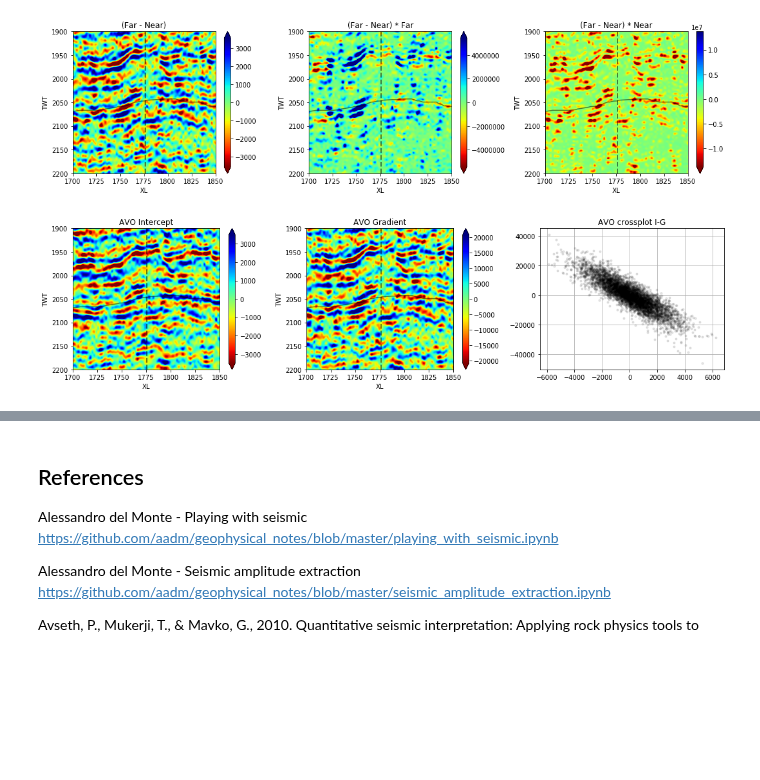
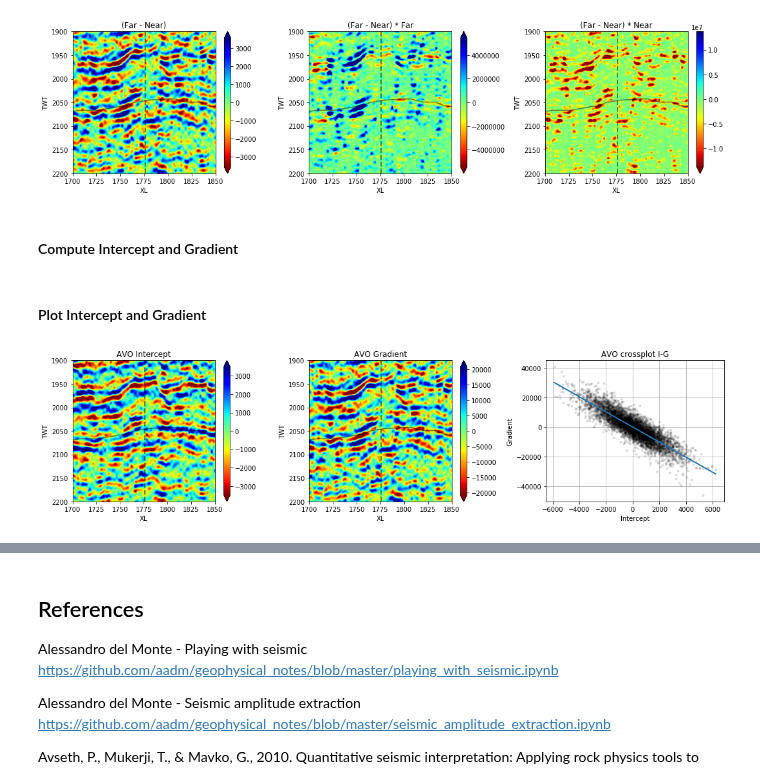
Before and after one commit to ffigura/avo, a Jupyter notebook: 3_real_angle_stack_avseth/1_AVO_attributes_real_angle_stack_avseth.ipynb, the cells around one changed output, grey strips where cells are left out. Saved outputs shown, nothing was run; the diff lists cells and outputs as text; code cells hidden in the pictures; blank space fills up the shorter version.

```diff
--- a/3_real_angle_stack_avseth/1_AVO_attributes_real_angle_stack_avseth.ipynb
+++ b/3_real_angle_stack_avseth/1_AVO_attributes_real_angle_stack_avseth.ipynb
@@ -123,31 +120,46 @@ ax[2].axvline(well2_xl,color='k',alpha=0.5,ls='--',lw=2)
 plt.tight_layout()
 # %% [output]
 [figure]
+# %% [markdown]
+#### Compute Intercept and Gradient
+# %%
+angle_n=np.sin(np.radians(5))**2
+angle_f=np.sin(np.radians(25))**2
+G = (far_il - near_il)/(angle_f-angle_n)
+I = near_il - G*angle_n
+
+#Zoom to get a slice
+Izoom=I.sel(TWT=slice(1900,2200),XL=slice(1700,1850))
+Gzoom=G.sel(TWT=slice(1900,2200),XL=slice(1700,1850))
+#Fit a 1st ordem polynomial and get the coefficients
+b, m = np.polynomial.polynomial.polyfit(np.ravel(Izoom), np.ravel(Gzoom), 1)
+# %% [markdown]
+#### Plot Intercept and Gradient
 # %%
-Izoom=I.sel(TWT=slice(1900,2200),XL=slice(1700,1850))
-Gzoom=G.sel(TWT=slice(1900,2200),XL=slice(1700,1850))
-
 uu={'add_colorbar':True,'robust':True,'interpolation':'spline16','cmap':'jet_r'}
 
 f, ax = plt.subplots(nrows=1,ncols=3,figsize=(15,4))
 Izoom.plot.imshow(x='XL',y='TWT',yincrease=False,ax=ax[0],**uu)
 ax[0].set_title('AVO Intercept')
 ax[0].plot(hrz[hrz['il']==inline]['xl'],hrz[hrz['il']==inline]['z'],color='k',alpha=0.5,label='Top Heimdal')
 ax[0].set_xlim(1700,1850)
 ax[0].set_ylim(2200,1900)
 ax[0].axvline(well2_xl,color='k',alpha=0.5,ls='--',lw=2)
 
 Gzoom.plot.imshow(x='XL',y='TWT',yincrease=False,ax=ax[1],**uu)
 ax[1].set_title('AVO Gradient')
 ax[1].plot(hrz[hrz['il']==inline]['xl'],hrz[hrz['il']==inline]['z'],color='k',alpha=0.5,label='Top Heimdal')
 ax[1].set_xlim(1700,1850)
 ax[1].set_ylim(2200,1900)
 ax[1].axvline(well2_xl,color='k',alpha=0.5,ls='--',lw=2)
 
 ax[2].plot(Izoom,Gzoom,'.k',alpha=0.1)
+ax[2].plot(np.ravel(Izoom), b + m * np.ravel(Izoom), '-')
 ax[2].set_title('AVO crossplot I-G')
 ax[2].grid()
+ax[2].set_xlabel('Intercept')
+ax[2].set_ylabel('Gradient')
 
 plt.tight_layout()
 # %% [output]
-[figure, old version]
+[figure, new version]
```
Also changed, not shown: parts of 9 cells of this notebook.
